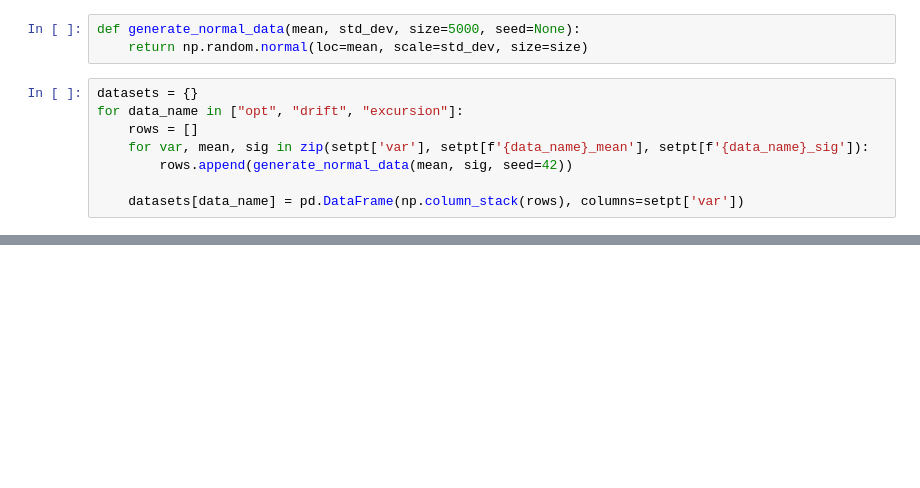
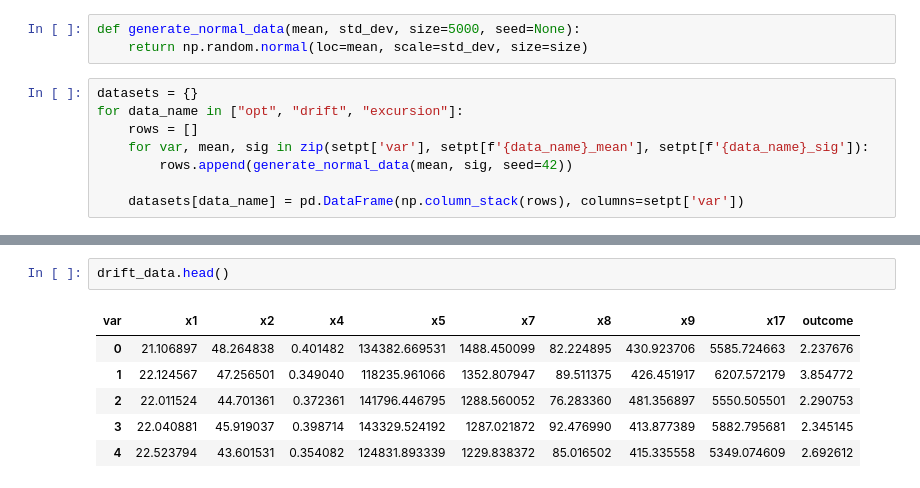
Before and after one commit to hritiksauw199/Nanomatter-Motionlab, a Jupyter notebook: data_generate code.ipynb, the cells around one changed output, grey strips where cells are left out. Saved outputs shown, nothing was run; the diff lists cells and outputs as text; blank space fills up the shorter version.

```diff
--- a/data_generate code.ipynb
+++ b/data_generate code.ipynb
@@ -48,0 +74,9 @@ datasets['excursion']
+# %%
+drift_data.head()
+# %% [output]
+| var | x1 | x2 | x4 | x5 | x7 | x8 | x9 | x17 | outcome |
+| 0 | 21.106897 | 48.264838 | 0.401482 | 134382.669531 | 1488.450099 | 82.224895 | 430.923706 | 5585.724663 | 2.237676 |
+| 1 | 22.124567 | 47.256501 | 0.349040 | 118235.961066 | 1352.807947 | 89.511375 | 426.451917 | 6207.572179 | 3.854772 |
+| 2 | 22.011524 | 44.701361 | 0.372361 | 141796.446795 | 1288.560052 | 76.283360 | 481.356897 | 5550.505501 | 2.290753 |
+| 3 | 22.040881 | 45.919037 | 0.398714 | 143329.524192 | 1287.021872 | 92.476990 | 413.877389 | 5882.795681 | 2.345145 |
+| 4 | 22.523794 | 43.601531 | 0.354082 | 124831.893339 | 1229.838372 | 85.016502 | 415.335558 | 5349.074609 | 2.692612 |
```
Also changed, not shown: parts of 7 cells of this notebook.
